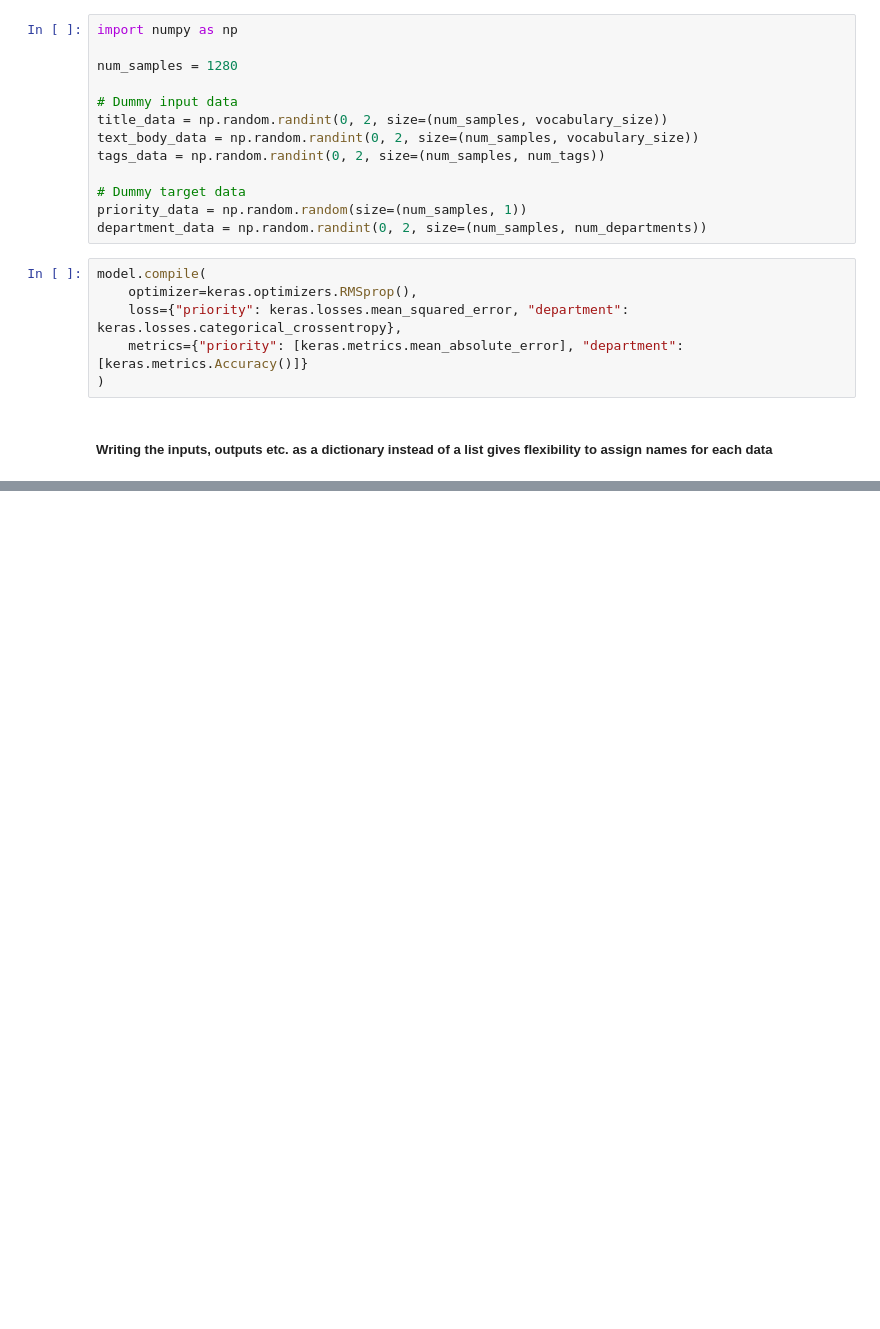
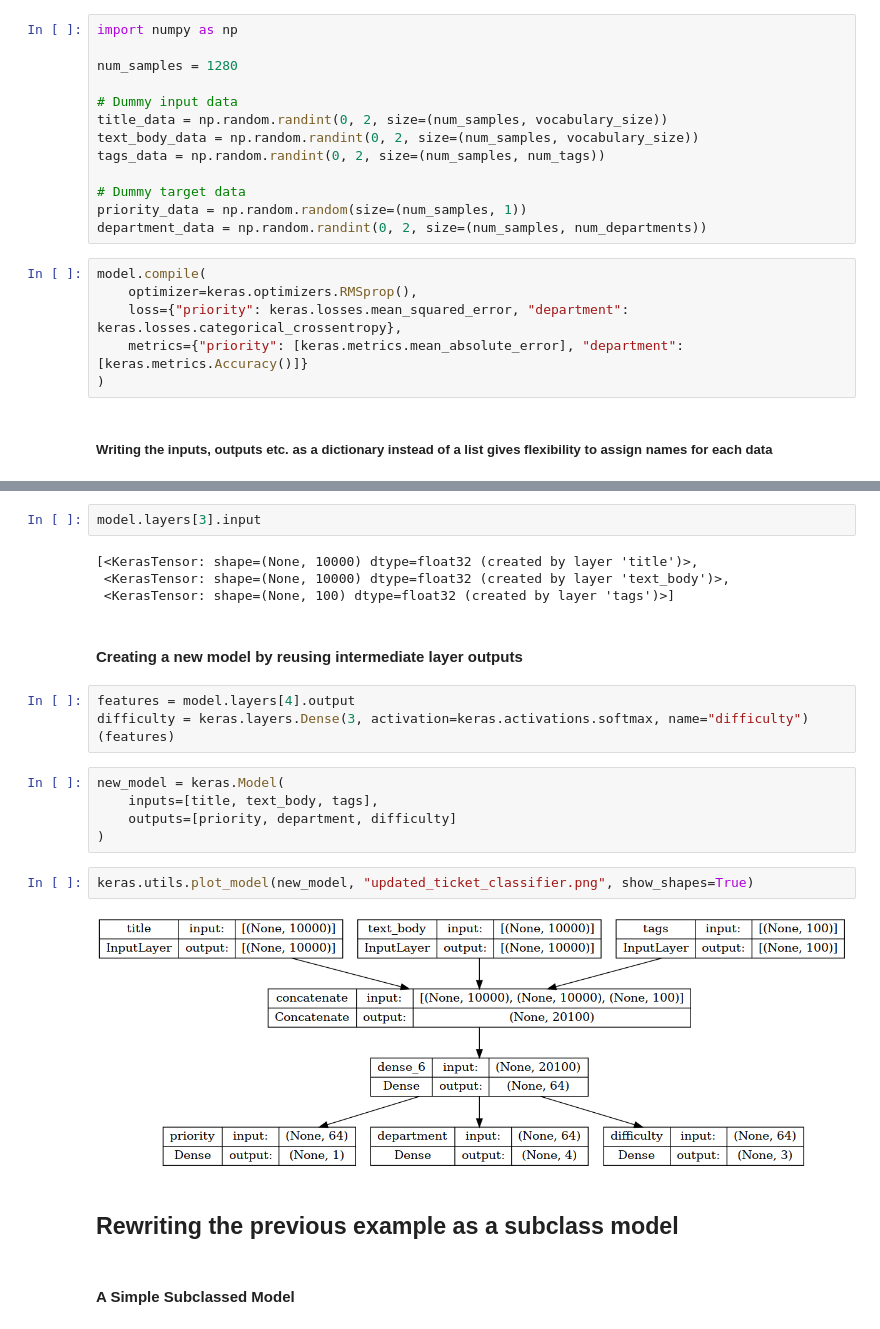
Before and after one commit to firebender717/dlwp, a Jupyter notebook: chapter_7.2.ipynb, the cells around one changed output, grey strips where cells are left out. Drawn from its saved outputs; the diff is of its cells as text; blank space fills up the shorter version.

```diff
--- a/chapter_7.2.ipynb
+++ b/chapter_7.2.ipynb
@@ -181,0 +208,24 @@ model.evaluate(
+# %%
+model.layers[3].input
+# %% [output]
+[<KerasTensor: shape=(None, 10000) dtype=float32 (created by layer 'title')>,
+ <KerasTensor: shape=(None, 10000) dtype=float32 (created by layer 'text_body')>,
+ <KerasTensor: shape=(None, 100) dtype=float32 (created by layer 'tags')>]
+# %% [markdown]
+#### Creating a new model by reusing intermediate layer outputs
+# %%
+features = model.layers[4].output
+difficulty = keras.layers.Dense(3, activation=keras.activations.softmax, name="difficulty")(features)
+# %%
+new_model = keras.Model(
+    inputs=[title, text_body, tags],
+    outputs=[priority, department, difficulty]
+)
+# %%
+keras.utils.plot_model(new_model, "updated_ticket_classifier.png", show_shapes=True)
+# %% [output]
+[figure, added]
+# %% [markdown]
+## Rewriting the previous example as a subclass model
+# %% [markdown]
+#### A Simple Subclassed Model
```
Also changed, not shown: parts of 26 cells of this notebook.
